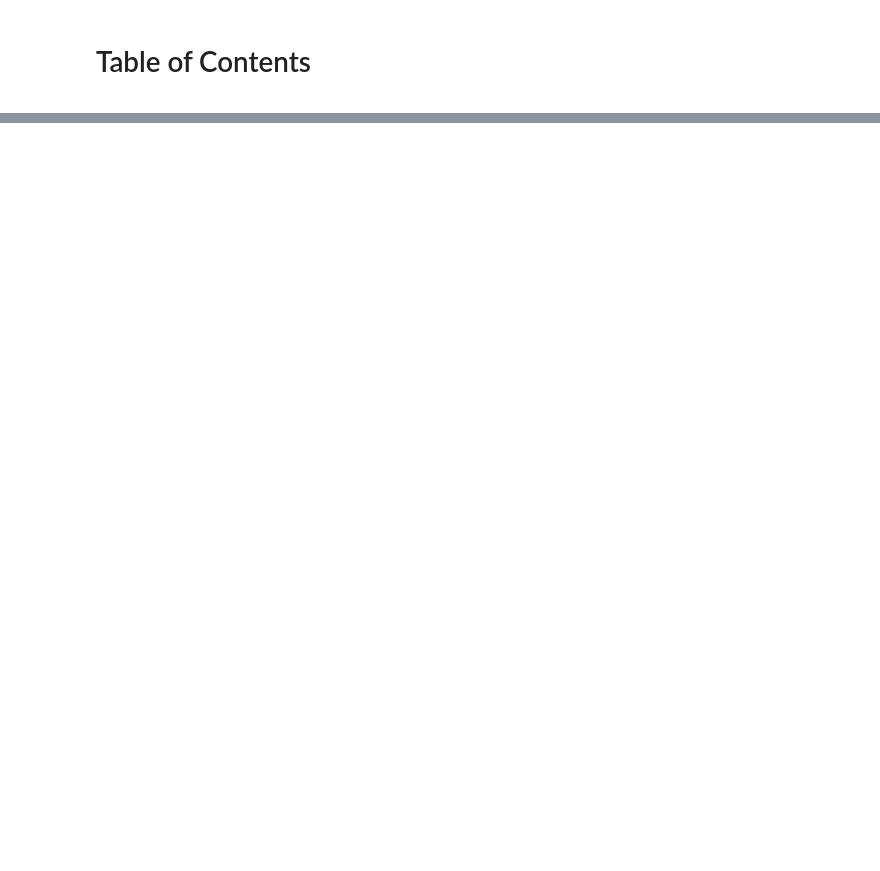
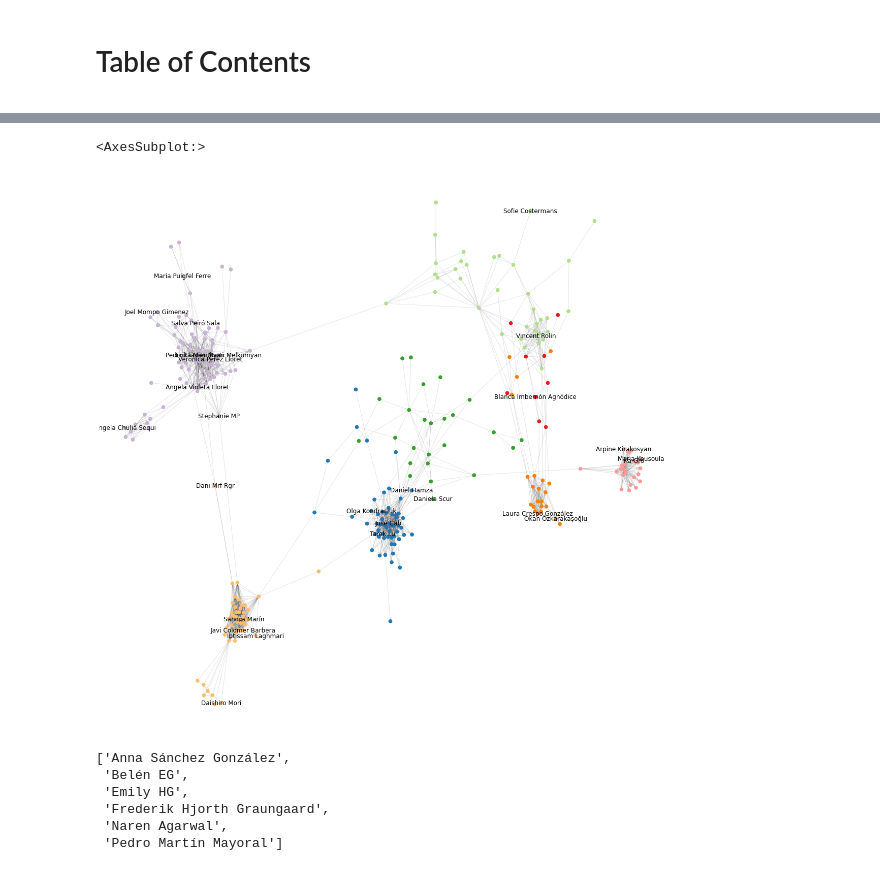
Before and after one commit to rubchume/FacebookFriendNetworkAnalyzer, a Jupyter notebook: FacebookScrape.ipynb, the cells around one changed output, grey strips where cells are left out. Saved outputs shown, nothing was run; the diff lists cells and outputs as text; code cells hidden in the pictures; blank space fills up the shorter version.

```diff
--- a/FacebookScrape.ipynb
+++ b/FacebookScrape.ipynb
@@ -172,0 +40,5 @@ ffn.draw_graph(node_communities=list(nx.algorithms.community.kclique.k_clique_co
+# %%
+ffn.draw_graph(node_communities=list(nx.algorithms.community.asyn_fluid.asyn_fluidc(ffn.graph, 8, max_iter=1000)))
+# %% [output]
+<AxesSubplot:>
+[figure, added]
@@ -172,0 +59,9 @@ ffn.draw_graph(node_communities=list(nx.algorithms.community.kclique.k_clique_co
+# %%
+ffn.get_person_friend_names(name="Francesca Monaco")
+# %% [output]
+['Anna Sánchez González',
+ 'Belén EG',
+ 'Emily HG',
+ 'Frederik Hjorth Graungaard',
+ 'Naren Agarwal',
+ 'Pedro Martín Mayoral']
```
Also changed, not shown: parts of 15 cells of this notebook, 4 other files.
